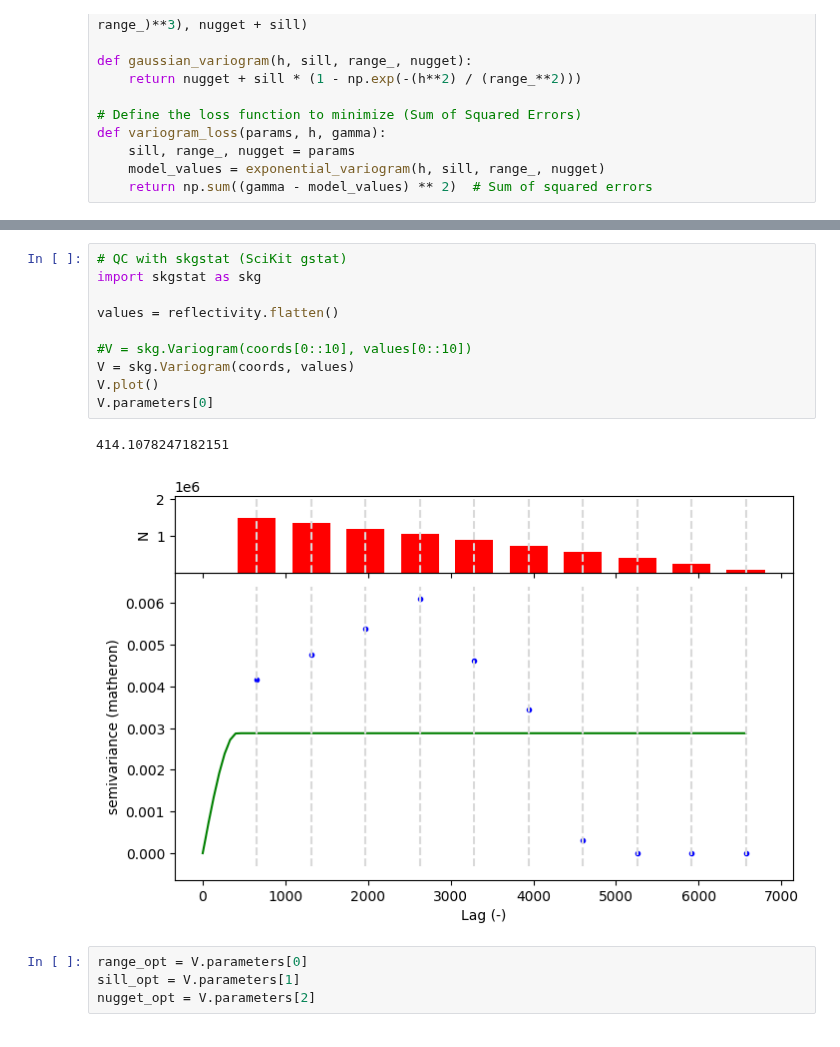
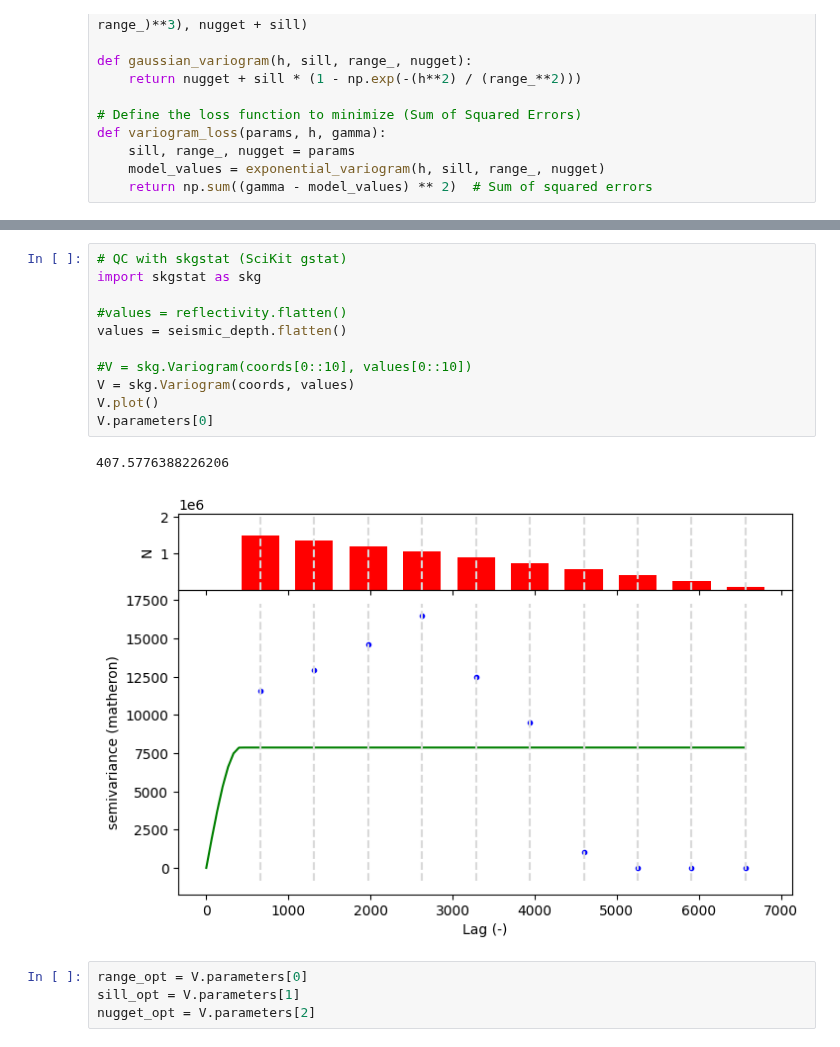
Before and after one commit to csc7/Probabilistic_Programming, a Jupyter notebook: GP_General.ipynb, the cells around one changed output, grey strips where cells are left out. Saved outputs shown, nothing was run; the diff lists cells and outputs as text.

```diff
--- a/GP_General.ipynb
+++ b/GP_General.ipynb
@@ -817,16 +853,17 @@ Optimal nugget of the variogram: 6.14
 # %%
 # QC with skgstat (SciKit gstat)
 import skgstat as skg
 
-values = reflectivity.flatten()
+#values = reflectivity.flatten()
+values = seismic_depth.flatten()
 
 #V = skg.Variogram(coords[0::10], values[0::10])
 V = skg.Variogram(coords, values)
 V.plot()
 V.parameters[0]
 # %% [output]
-414.1078247182151
+407.5776388226206
-[figure, old version]
+[figure, new version]
 # %%
 range_opt = V.parameters[0]
 sill_opt = V.parameters[1]
```
Also changed, not shown: parts of 8 cells of this notebook.
